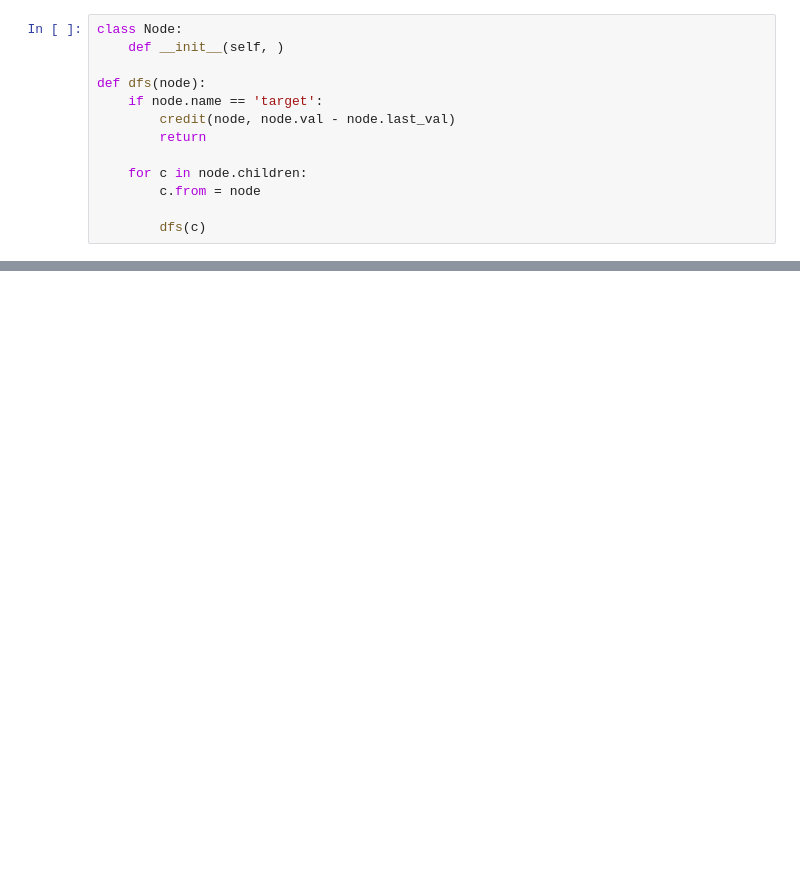
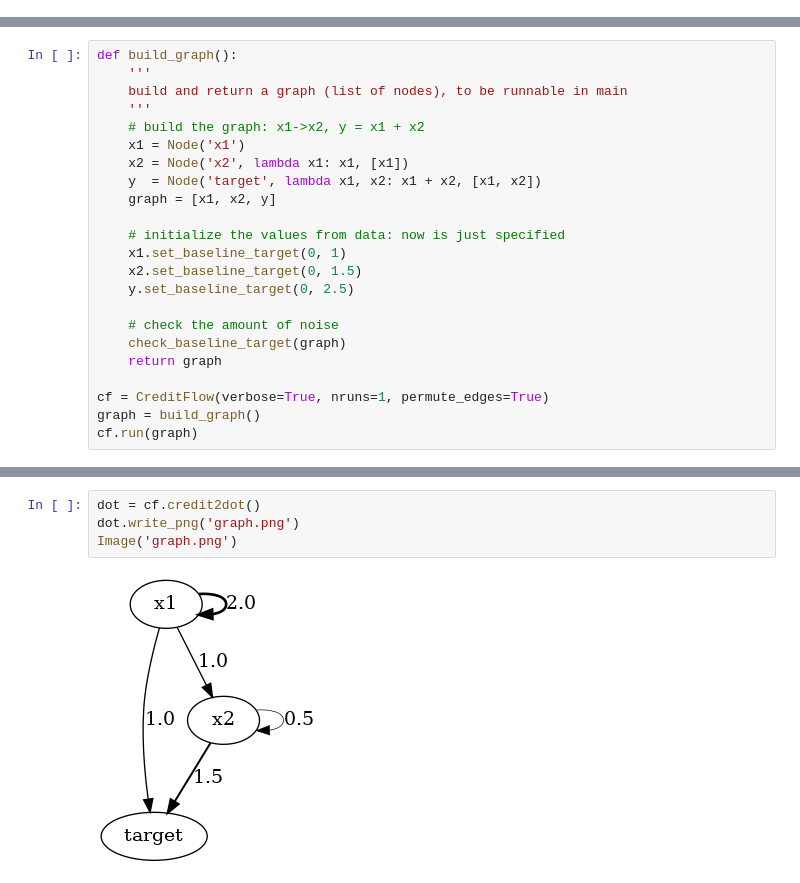
Before and after one commit to nathanwang000/Shapley-Flow, a Jupyter notebook: toy_experiments.ipynb, the cells around one changed output, grey strips where cells are left out. Cells and saved outputs as stored; diff of their text form; blank space fills up the shorter version.

```diff
--- a/toy_experiments.ipynb
+++ b/toy_experiments.ipynb
@@ -37,13 +33,0 @@ we in addition consider
-# %%
-class Node:
-    def __init__(self, )
-
-def dfs(node):
-    if node.name == 'target':
-        credit(node, node.val - node.last_val)
-        return
-
-    for c in node.children:
-        c.from = node
-
-        dfs(c)
@@ -49,0 +42,23 @@ def dfs(node):
+# %%
+def build_graph():
+    '''
+    build and return a graph (list of nodes), to be runnable in main
+    '''
+    # build the graph: x1->x2, y = x1 + x2
+    x1 = Node('x1')
+    x2 = Node('x2', lambda x1: x1, [x1])
+    y  = Node('target', lambda x1, x2: x1 + x2, [x1, x2])
+    graph = [x1, x2, y]
+
+    # initialize the values from data: now is just specified
+    x1.set_baseline_target(0, 1)
+    x2.set_baseline_target(0, 1.5)
+    y.set_baseline_target(0, 2.5)
+
+    # check the amount of noise
+    check_baseline_target(graph)
+    return graph
+
+cf = CreditFlow(verbose=True, nruns=1, permute_edges=True)
+graph = build_graph()
+cf.run(graph)
@@ -49,0 +83,6 @@ def dfs(node):
+# %%
+dot = cf.credit2dot()
+dot.write_png('graph.png')
+Image('graph.png')
+# %% [output]
+[figure, added]
```
Also changed, not shown: parts of 9 cells of this notebook, 6 other files.
